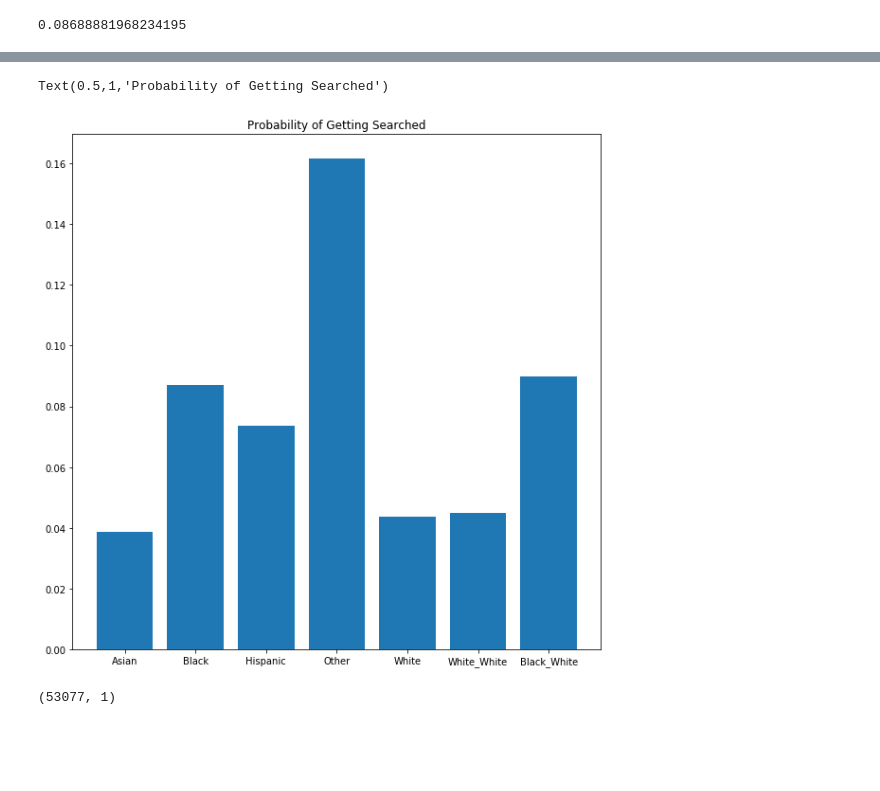
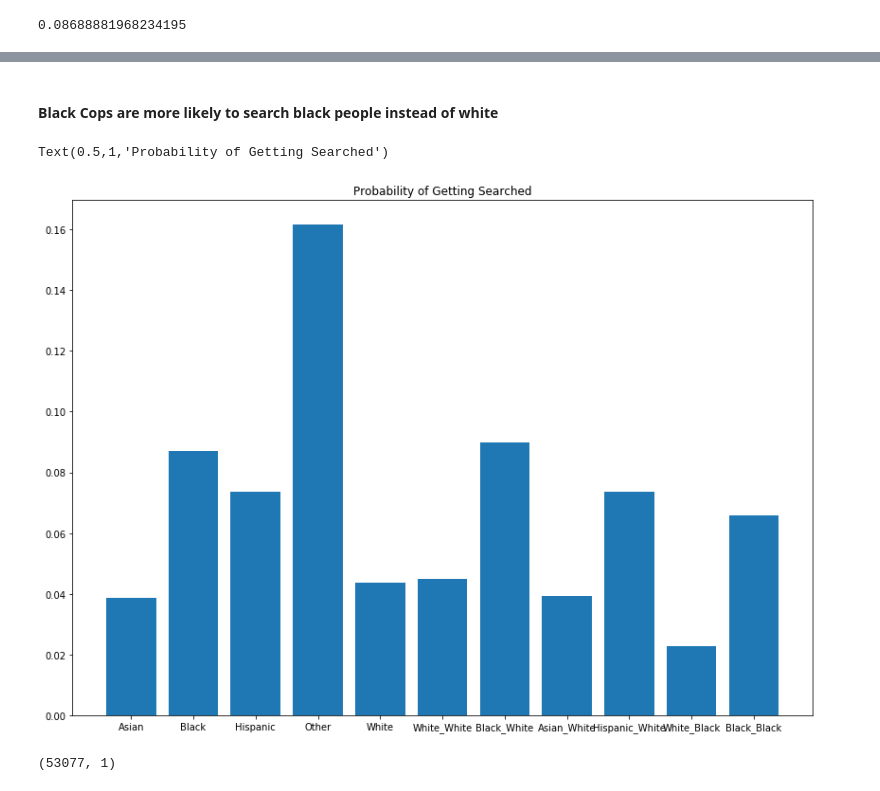
Before and after one commit to elizabethguy86/Traffic_Pullovers_WA, a Jupyter notebook: WA_policing_data.ipynb, the cells around one changed output, grey strips where cells are left out. Cells and saved outputs as stored; diff of their text form; code cells hidden in the pictures; blank space fills up the shorter version.

Commit message:
add visualizations for White vs Black Officer race search percents

```diff
--- a/WA_policing_data.ipynb
+++ b/WA_policing_data.ipynb
@@ -109,3 +114,7 @@ merged['Black_White'] = merged.Black * merged.O_White
+# %%
+merged['White_Black'] = merged.White * merged.O_Black
+# %%
+merged['Black_Black'] = merged.Black * merged.O_Black
 # %%
 merged.head()
 # %% [output]
@@ -202,7 +250,8 @@ Index(['driver_gender', 'driver_age', 'officer_gender', 'drugs_related_stop',
 # %%
 plot_df = merged.loc[:, ['driver_gender', 'driver_age', 'officer_gender', 'search_conducted', 'drugs_related_stop', 'Asian', 'Black', 'Hispanic',
        'Other', 'White', 'O_Asian', 'O_Black', 'O_Hispanic', 'O_Other',
-       'O_White', 'White_White', 'Black_White']]
+       'O_White', 'White_White', 'Black_White', 'Asian_White',
+       'Hispanic_White', 'White_Black', 'Black_Black']]
 # %%
 plot_df_white = plot_df[plot_df.White == 1]
 searches = plot_df_white.search_conducted.sum()/len(plot_df_white)
@@ -217,7 +266,8 @@ searches_black
 0.08688881968234195
 # %%
 races =[ 'Asian', 'Black', 'Hispanic',
-       'Other', 'White', 'White_White', 'Black_White']
+       'Other', 'White', 'White_White', 'Black_White', 'Asian_White',
+        'Hispanic_White', 'White_Black', 'Black_Black']
 search_percents = []
 for r in races:
     search = plot_df[plot_df[r] == 1]
@@ -235,10 +289,12 @@ search_percents
+# %% [markdown]
+#### Black Cops are more likely to search black people instead of white
 # %%
-fig, ax = plt.subplots(figsize=(10,10))
+fig, ax = plt.subplots(figsize=(14,10))
 ax.bar(races,search_percents)
 ax.set_title("Probability of Getting Searched")
 # %% [output]
 Text(0.5,1,'Probability of Getting Searched')
-[figure, old version]
+[figure, new version]
 # %%
 y_train.shape
 # %% [output]
```
Also changed, not shown: parts of 27 cells of this notebook.
